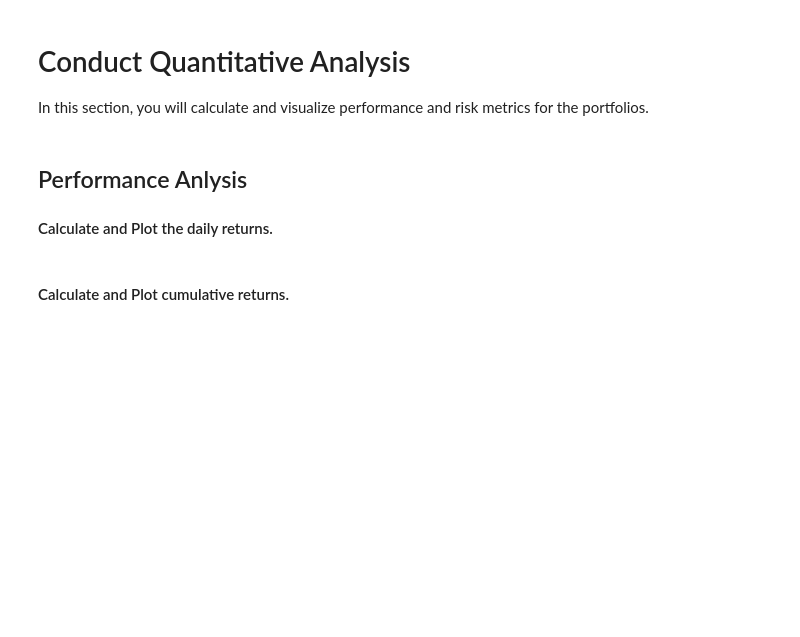
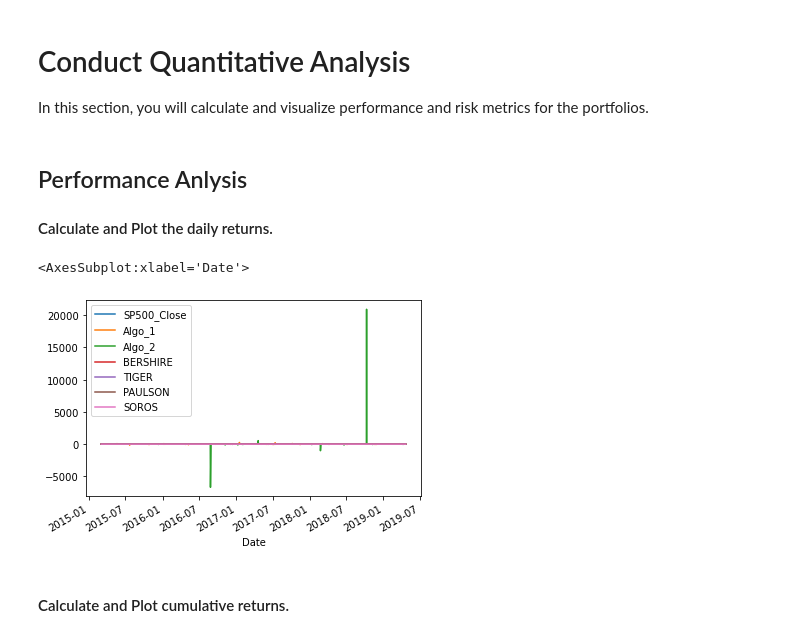
Before and after one commit to tibales1/umn_homework_pandas, a Jupyter notebook: Starter_Code/whale_analysis.ipynb, the cells around one changed output. Saved outputs shown, nothing was run; the diff lists cells and outputs as text; code cells hidden in the pictures; blank space fills up the shorter version.

```diff
--- a/Starter_Code/whale_analysis.ipynb
+++ b/Starter_Code/whale_analysis.ipynb
@@ -220,4 +277,3 @@ df_sp500.head()
 # %%
 # Calculate Daily Returns
-df_sp500['Close'].pct_change()
-df_sp500.head()
+df_sp500_returns = df_sp500.pct_change()
@@ -231,4 +280,3 @@ df_sp500.head()
 # %%
 # Drop nulls
-df_sp500_daily_returns = df_sp500_daily_returns.dropna()
-df_sp500_daily_returns.isnull().sum()
+df_sp500_returns.dropna(inplace=True)
@@ -237,6 +283,7 @@ df_sp500_daily_returns.isnull().sum()
 # %%
 # Rename `Close` Column to be specific to this portfolio.
-df_sp500_daily_returns.head()
-df_sp500_daily_returns = df_sp500_daily_returns.columns = ['SP500_CLOSE']
-df_sp500_daily_returns
+df_sp500_returns.head()
+df_sp500_returns.rename(columns={"Close":"SP500_Close"}, inplace=True)
+# Check column change
+df_sp500_returns.head()
 # %% [output]
@@ -245,3 +298,9 @@ AttributeError: 'list' object has no attribute 'columns'
 ## Combine Whale, Algorithmic, and S&P 500 Returns
 # %%
 # Join Whale Returns, Algorithmic Returns, and the S&P 500 Returns into a single DataFrame with columns for each portfolio's returns.
+# join by date
+company_list = [df_sp500_returns,df_algo_1_2_returns, df_berkshire, df_tiger, df_paulson, df_soros]
+joined_data_rows = pd.concat(company_list, axis="columns", join="inner")
+joined_data_rows.dropna()
+# error on close header - renaming to SP_500
+joined_data_rows
@@ -257,6 +331,10 @@ In this section, you will calculate and visualize performance and risk metrics f
 #### Calculate and Plot the daily returns.
 # %%
 # Plot daily returns of all portfolios
+joined_data_rows.plot()
+# %% [output]
+<AxesSubplot:xlabel='Date'>
+[figure, added]
 # %% [markdown]
 #### Calculate and Plot cumulative returns.
 # %%
```
Also changed, not shown: parts of 83 cells of this notebook.
